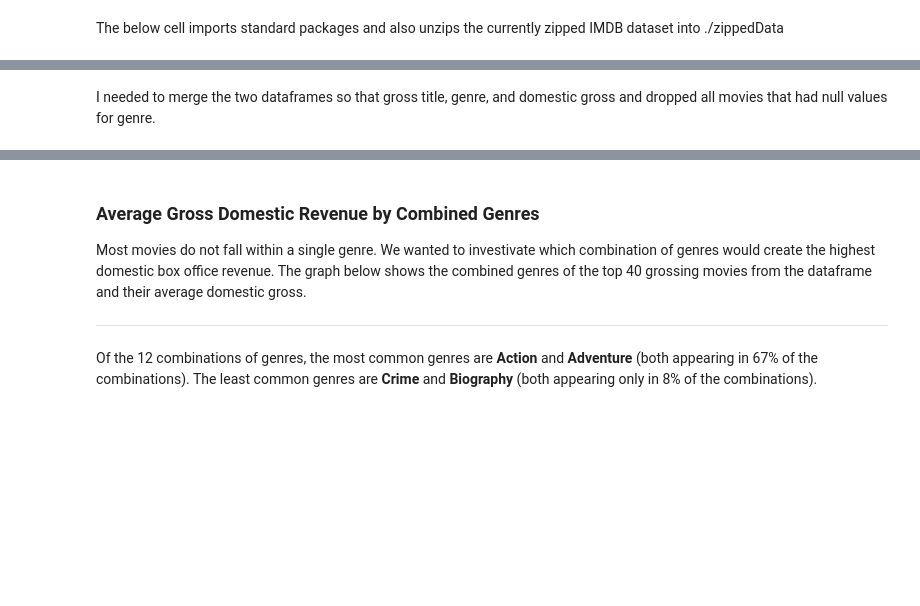
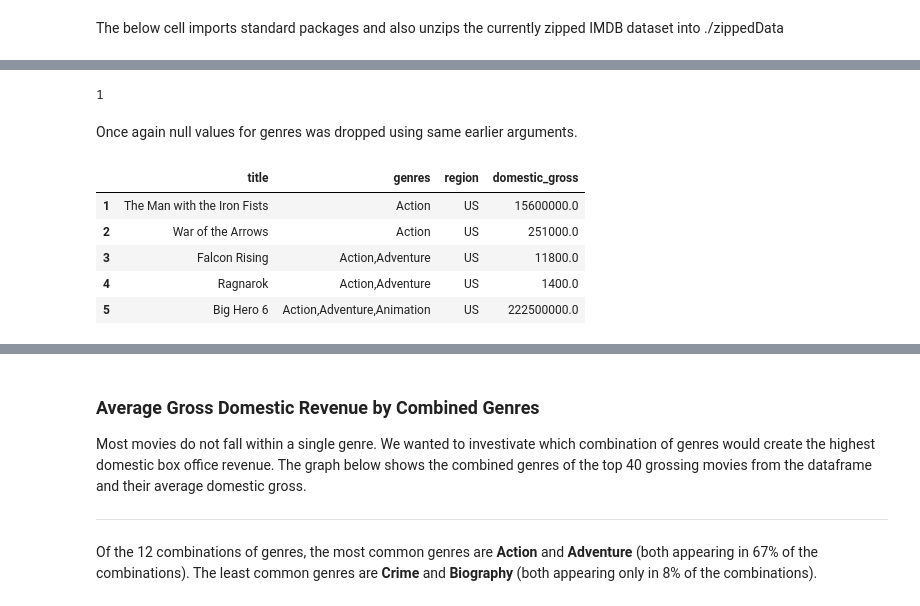
Before and after one commit to learn-co-curriculum/dsc-project-template, a Jupyter notebook: dsc-phase1-project-template.ipynb, the cells around one changed output, grey strips where cells are left out. Cells and saved outputs as stored; diff of their text form; code cells hidden in the pictures; blank space fills up the shorter version.

Commit message:
cleaning up notebook and analysis

```diff
--- a/dsc-phase1-project-template.ipynb
+++ b/dsc-phase1-project-template.ipynb
@@ -130,5 +259,16 @@ genre_domgross.head()
+# %%
+genre_domgross['genres'].isna().sum()
+# %% [output]
+1
+# %% [markdown]
+Once again null values for genres was dropped using same earlier arguments.
 # %%
 genre_domgross_clean = genre_domgross.dropna(subset=['genres'])
-genre_domgross_clean.head(15)
+genre_domgross_clean.head()
+# %% [output]
+|  | title | genres | region | domestic_gross |
+| 1 | The Man with the Iron Fists | Action | US | 15600000.0 |
+| 2 | War of the Arrows | Action | US | 251000.0 |
+| 3 | Falcon Rising | Action,Adventure | US | 11800.0 |
+| 4 | Ragnarok | Action,Adventure | US | 1400.0 |
+| 5 | Big Hero 6 | Action,Adventure,Animation | US | 222500000.0 |
-# %% [markdown]
-I needed to merge the two dataframes so that gross title, genre, and domestic gross and dropped all movies that had null values for genre.
```
Also changed, not shown: parts of 38 cells of this notebook.
